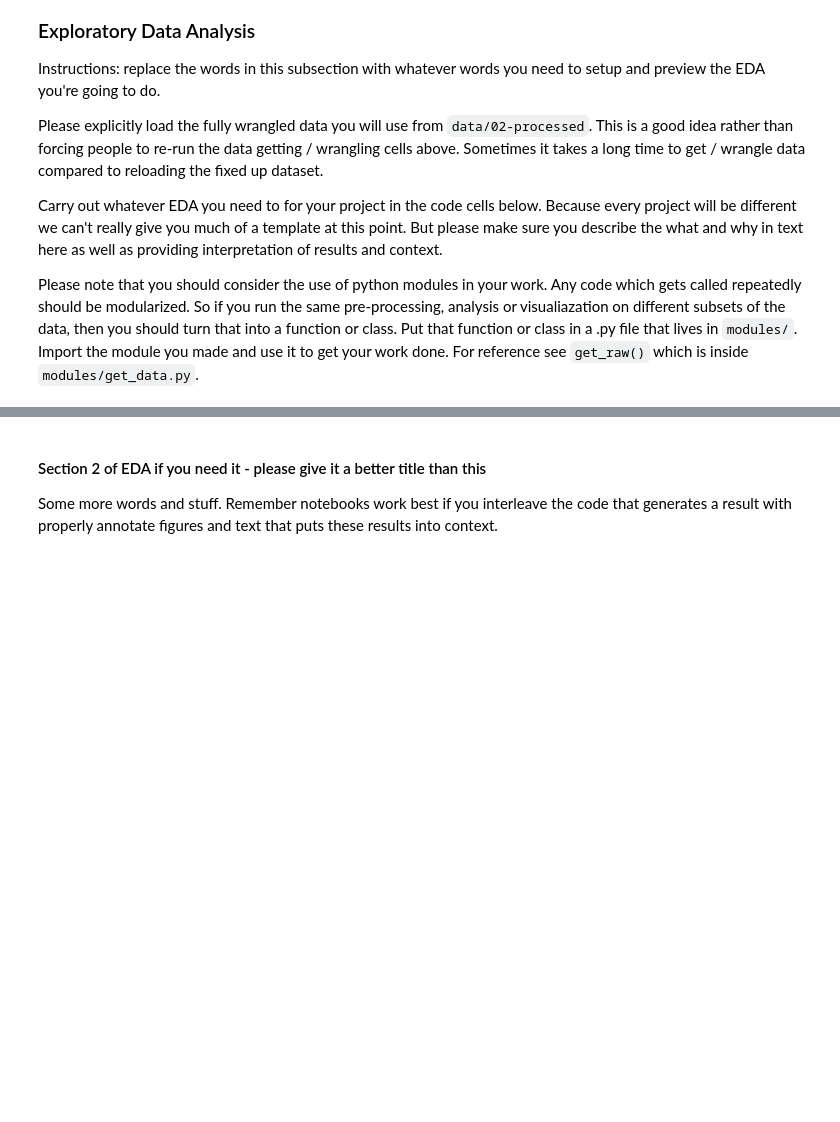
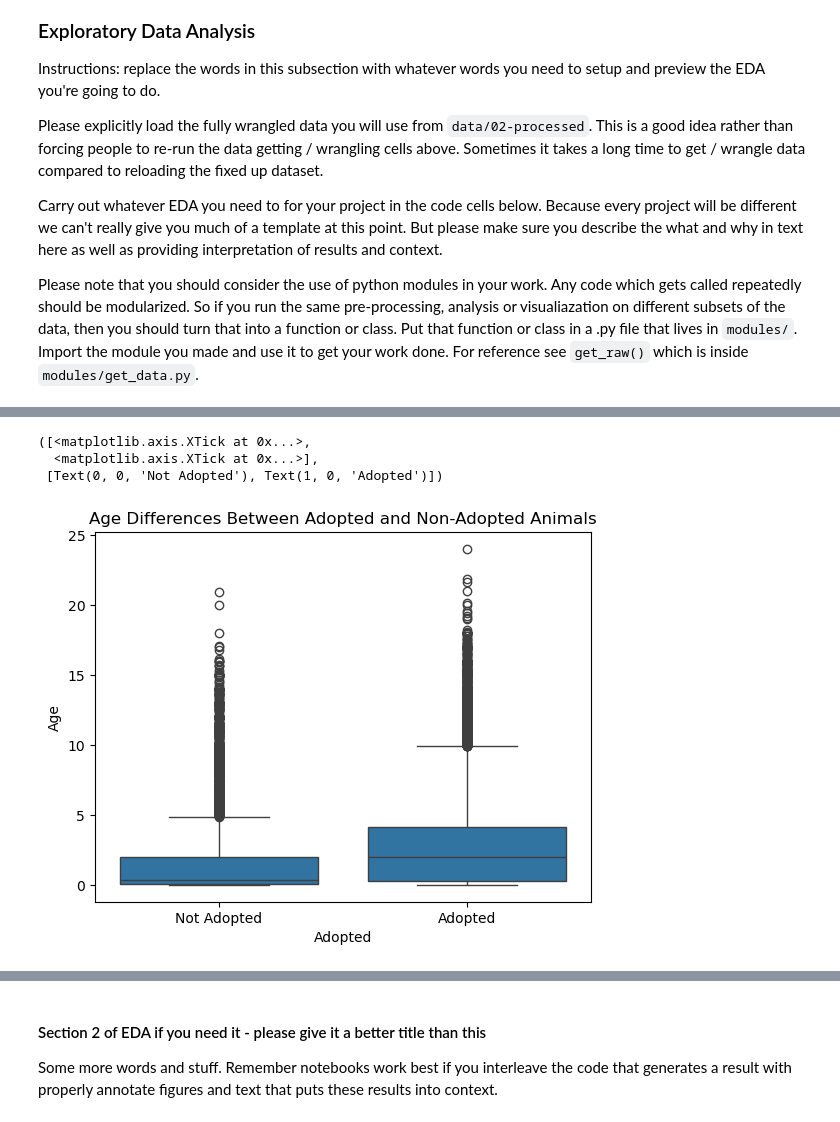
Before and after one commit to mareRong/Long-Beach-Pet-Shelter-Analysis, a Jupyter notebook: 02-EDACheckpoint.ipynb, the cells around one changed output, grey strips where cells are left out. Cells and saved outputs as stored; diff of their text form; code cells hidden in the pictures; blank space fills up the shorter version.

```diff
--- a/02-EDACheckpoint.ipynb
+++ b/02-EDACheckpoint.ipynb
@@ -160,0 +335,9 @@ Some more words and stuff.  Remember notebooks work best if you interleave the c
+# %%
+sns.boxplot(data=df, x='Adopted', y='Age')
+plt.title("Age Differences Between Adopted and Non-Adopted Animals")
+plt.xticks([0, 1], ['Not Adopted', 'Adopted'])
+# %% [output]
+([<matplotlib.axis.XTick at 0x...>,
+  <matplotlib.axis.XTick at 0x...>],
+ [Text(0, 0, 'Not Adopted'), Text(1, 0, 'Adopted')])
+[figure, added]
```
Also changed, not shown: parts of 38 cells of this notebook, 2 other files.
